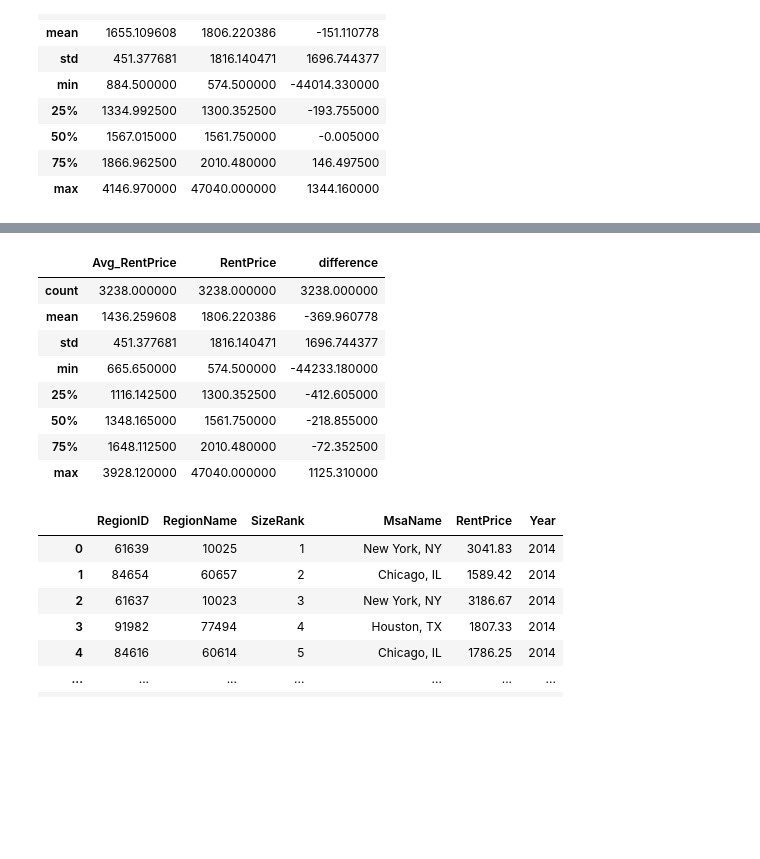
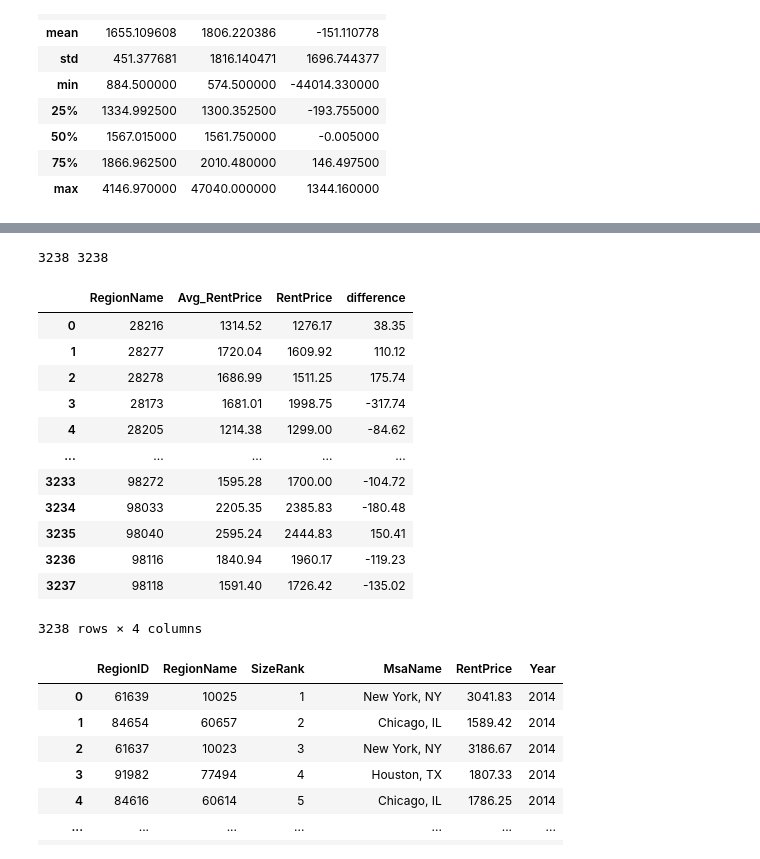
Before and after one commit to jjfrasca/Capstone_2, a Jupyter notebook: notebooks/2.0-jjf-initial-data-wrangling-zipcodeRentPrices.ipynb, the cells around one changed output, grey strips where cells are left out. Cells and saved outputs as stored; diff of their text form; code cells hidden in the pictures; blank space fills up the shorter version.

Commit message:
2018 acs data cleaned

```diff
--- a/notebooks/2.0-jjf-initial-data-wrangling-zipcodeRentPrices.ipynb
+++ b/notebooks/2.0-jjf-initial-data-wrangling-zipcodeRentPrices.ipynb
@@ -15,7 +15,8 @@ os.chdir(path)
 # %%
 #load rental data
 df_rents = pd.read_csv('Zip_ZORI_AllHomesPlusMultifamily_SSA.csv')
-df_ACSrents2018 = pd.read_csv('ACS_RentPrice_byZipcodes_productDownload_2020-10-22T230534/test2/ACSDT5Y2018.B25063_data_with_overlays_2020-10-23T000753.csv')
+df_ACSrents2018 = pd.read_csv('ACS_RentPrice_byZipcodes_productDownload_2020-10-22T230534/ACSDT5Y2018.B25063_data_with_overlays_2020-10-22T230341.csv')
+df_ACSrents2017 = pd.read_csv('ACS_RentPrice_byZipcodes_productDownload_2020-10-22T230534/ACSDT5Y2017.B25063_data_with_overlays_2020-10-22T230341.csv')
 # %%
 df_rents
 # %% [output]
@@ -535,17 +556,23 @@ check_diff2.describe()
 # %%
 print(len(check_diff), len(check_diff2))
 #check which rows are missing when 2 data frams are merged
 #print(zillow_2018 != check_diff)
+check_diff2
 # %% [output]
+3238 3238
-|  | Avg_RentPrice | RentPrice | difference |
-| count | 3238.000000 | 3238.000000 | 3238.000000 |
-| mean | 1436.259608 | 1806.220386 | -369.960778 |
-| std | 451.377681 | 1816.140471 | 1696.744377 |
-| min | 665.650000 | 574.500000 | -44233.180000 |
-| 25% | 1116.142500 | 1300.352500 | -412.605000 |
-| 50% | 1348.165000 | 1561.750000 | -218.855000 |
-| 75% | 1648.112500 | 2010.480000 | -72.352500 |
-| max | 3928.120000 | 47040.000000 | 1125.310000 |
+|  | RegionName | Avg_RentPrice | RentPrice | difference |
+| 0 | 28216 | 1314.52 | 1276.17 | 38.35 |
+| 1 | 28277 | 1720.04 | 1609.92 | 110.12 |
+| 2 | 28278 | 1686.99 | 1511.25 | 175.74 |
+| 3 | 28173 | 1681.01 | 1998.75 | -317.74 |
+| 4 | 28205 | 1214.38 | 1299.00 | -84.62 |
+| ... | ... | ... | ... | ... |
+| 3233 | 98272 | 1595.28 | 1700.00 | -104.72 |
+| 3234 | 98033 | 2205.35 | 2385.83 | -180.48 |
+| 3235 | 98040 | 2595.24 | 2444.83 | 150.41 |
+| 3236 | 98116 | 1840.94 | 1960.17 | -119.23 |
+| 3237 | 98118 | 1591.40 | 1726.42 | -135.02 |
+3238 rows × 4 columns
 # %%
 df_rents_2014_2015 = pd.concat([df_rents_2014, df_rents_2015])
 df_rents_2014_2016 = pd.concat([df_rents_2014_2015, df_rents_2016])
```
Also changed, not shown: parts of 4 cells of this notebook.
